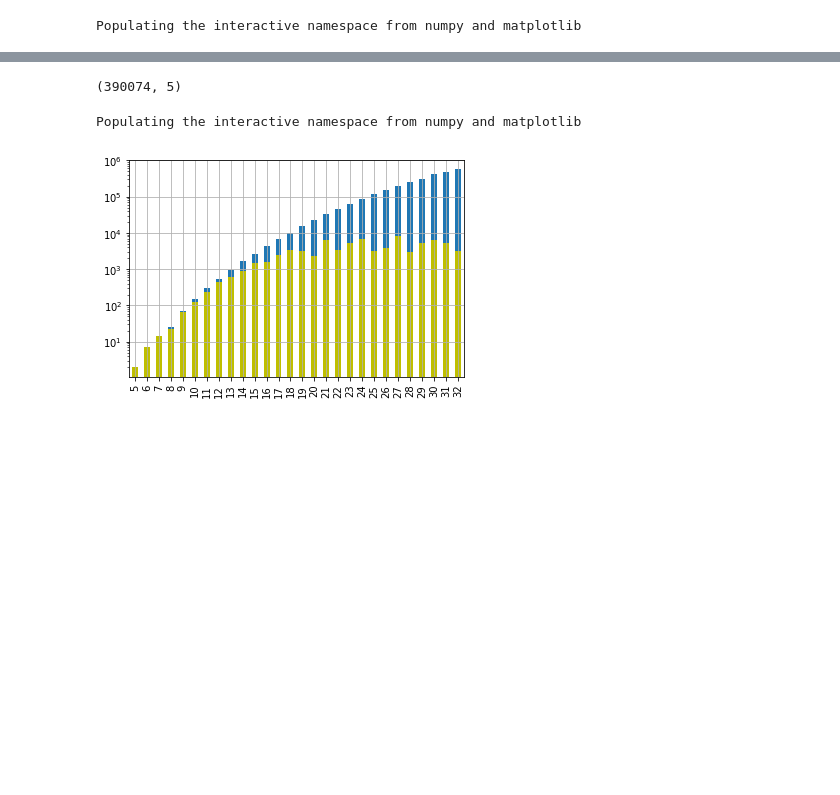
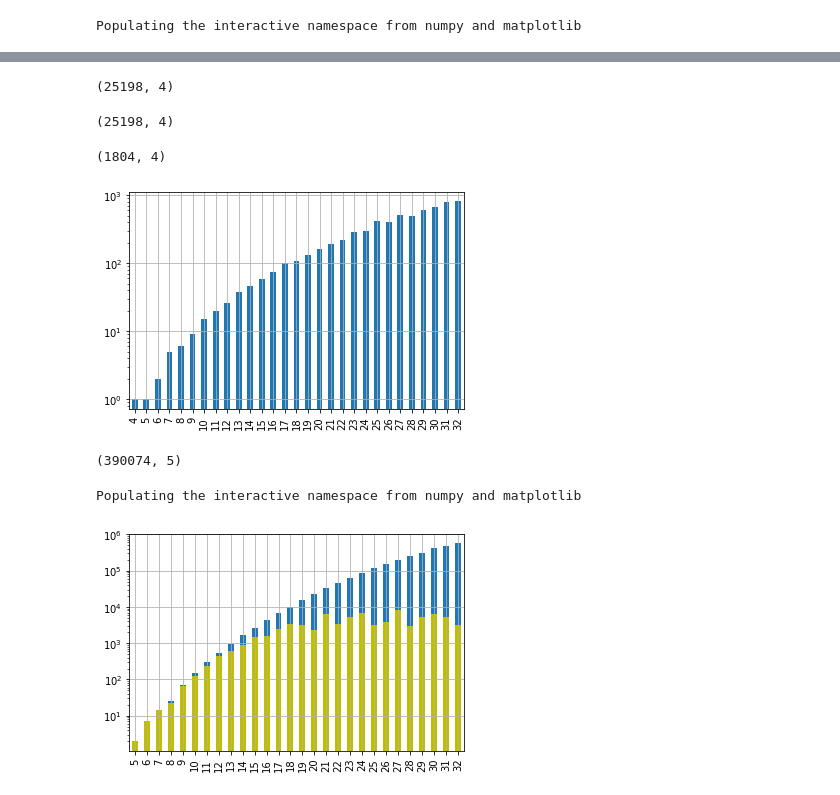
Before and after one commit to restrepo/Advanced_Computation, a Jupyter notebook: Multiprocessing.ipynb, the cells around one changed output, grey strips where cells are left out. Drawn from its saved outputs; the diff is of its cells as text; code cells hidden in the pictures; blank space fills up the shorter version.

```diff
--- a/Multiprocessing.ipynb
+++ b/Multiprocessing.ipynb
@@ -405,0 +407,8 @@ plt.grid()
+# %%
+df=pd.concat((df,pd.read_json(f'solution_{n}_bkp.json'))).reset_index(drop=True)
+# %%
+df['lkmax']=(df['l']+df['k']).apply(lambda l: np.abs(l)).apply(lambda l: l.max())
+df=df.sort_values('lkmax').drop('lkmax',axis='columns').reset_index(drop=True)
+
+df['zs']=df['z'].astype(str)
+df=df.drop_duplicates('zs').drop('zs',axis='columns').reset_index(drop=True)
@@ -405,0 +423,10 @@ plt.grid()
+# %%
+df[df['z'].apply(len)==9].shape
+# %% [output]
+(25198, 4)
+# %%
+df=df[df['z'].apply(len)==9].reset_index(drop=True)
+# %%
+df.shape
+# %% [output]
+(25198, 4)
@@ -406,3 +435,13 @@ plt.grid()
+# %%
+df[df['z'].str[-1].abs()<=20].shape
+# %% [output]
+(1804, 4)
+# %%
+(df['z'].str[-1].abs().value_counts().sort_index()).plot(kind='bar')
+plt.yscale('log')
+plt.grid()
+# %% [output]
+[figure, added]
 # %%
 del df
 # %%
```
Also changed, not shown: parts of 21 cells of this notebook, 1 other file.
